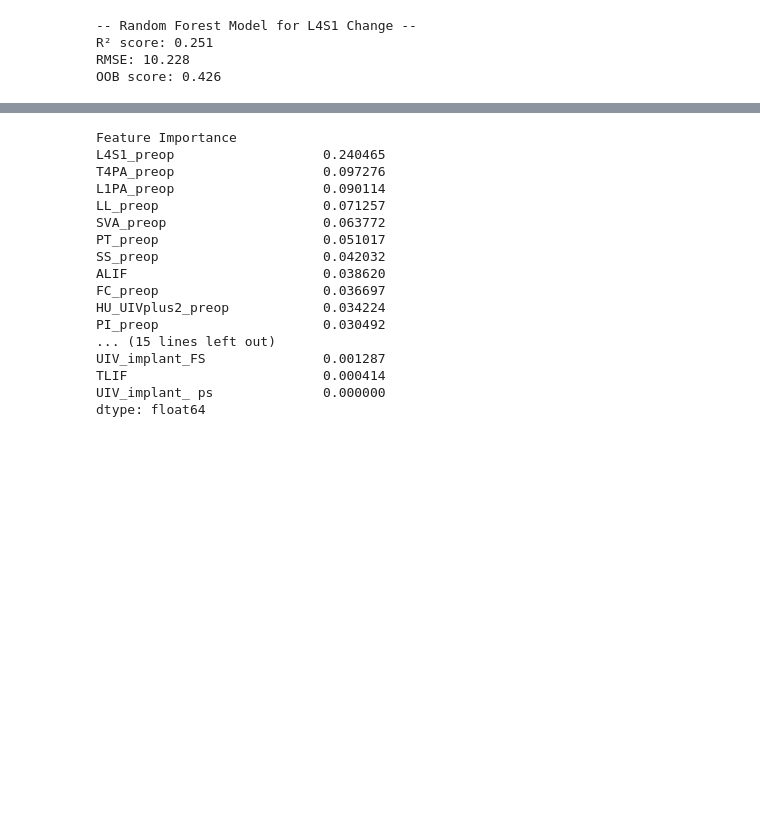
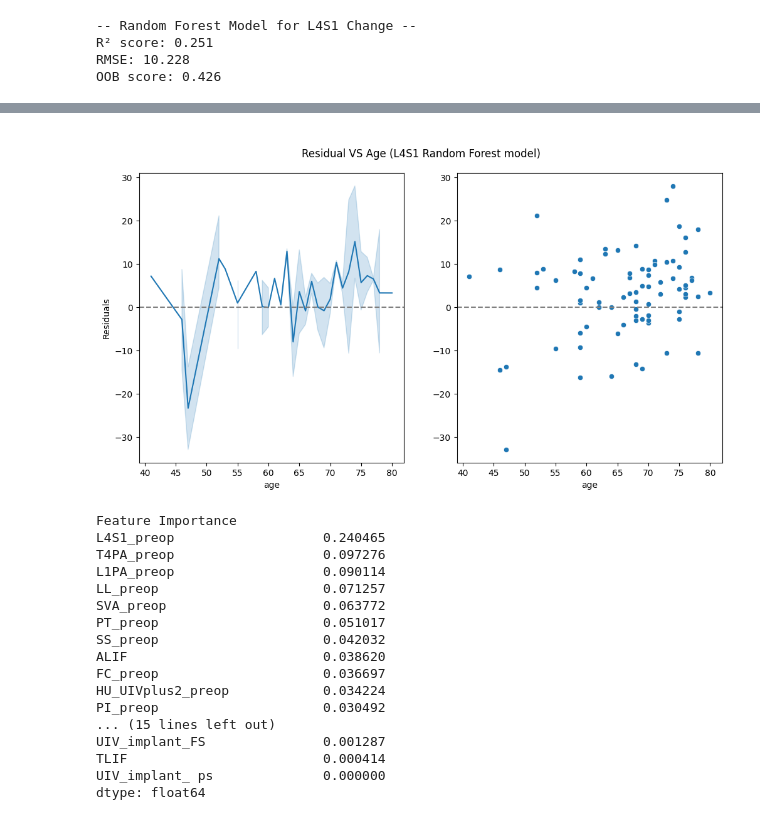
Before and after one commit to 124578-UW/Data-Science-Capstone, a Jupyter notebook: notebooks/03_ml_model_baseline.ipynb, the cells around one changed output, grey strips where cells are left out. Cells and saved outputs as stored; diff of their text form; code cells hidden in the pictures; blank space fills up the shorter version.

```diff
--- a/notebooks/03_ml_model_baseline.ipynb
+++ b/notebooks/03_ml_model_baseline.ipynb
@@ -308,3 +308,21 @@ plt.show()
+# %%
+fig, ax = plt.subplots(1,2, figsize=(12,6))
+fig.suptitle("\nResidual VS Age (L4S1 Random Forest model)")
+#fig.supylabel("residuals")
+
+L4S1_residuals = y_test - L4S1_ypred
+
+sns.lineplot(x=X_test["age"], y=L4S1_residuals, ax=ax[0])
+sns.scatterplot(x=X_test["age"], y=L4S1_residuals, ax=ax[1])
+
+ax[0].axhline(y=0,linestyle="--",color="grey")
+ax[0].set_ylabel("Residuals")
+ax[1].set_ylabel("")
+ax[1].axhline(y=0,linestyle="--",color="grey")
+
+plt.show()
+# %% [output]
+[figure, added]
 # %%
 #feature importance
 importances = L4S1_tuned_rf.named_steps["regressor"].feature_importances_
```
Also changed, not shown: parts of 4 cells of this notebook.
